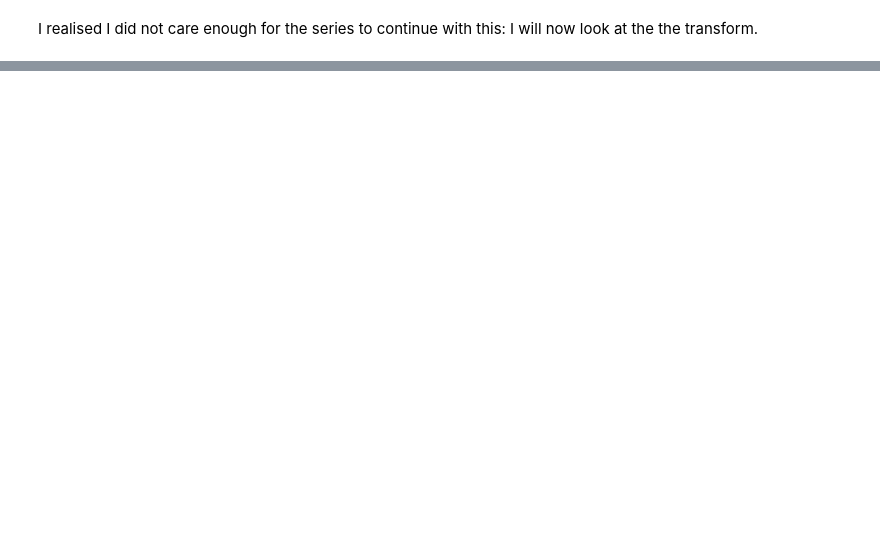
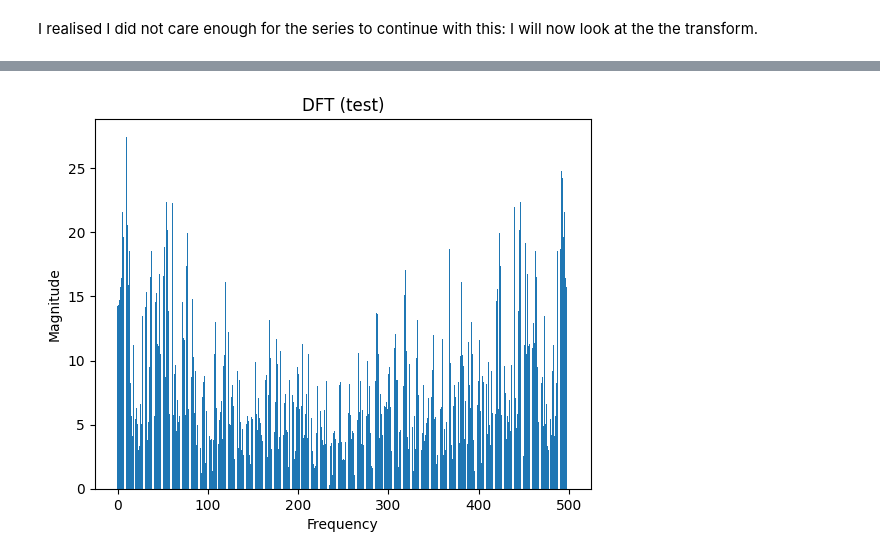
Before and after one commit to r-okotie179/projectTantalus, a Jupyter notebook: fourier_transforms.ipynb, the cells around one changed output, grey strips where cells are left out. Drawn from its saved outputs; the diff is of its cells as text; code cells hidden in the pictures; blank space fills up the shorter version.

```diff
--- a/fourier_transforms.ipynb
+++ b/fourier_transforms.ipynb
@@ -22,3 +32,31 @@ I realised I did not care enough for the series to continue with this: I will no
+# %%
+### test
+def sum(x_array, k):
+  X_k = 0
+  N = len(x_array)
+  for n in range(N):
+    X_k += x_array[n] * np.exp(-2j*np.pi*(k/N)*n)
+  return X_k
+
+def dft(x):
+  k = len(x)
+  freq_list = []
+  for k in range(len(x)):
+    freq = sum(x,k)
+    freq_list.append(freq)
+  return freq_list
+
+f_list = dft(f)
+#print(f_list)
+
+plt.bar(range(len(f)), np.abs(freq_list))
+plt.xlabel("Frequency")
+plt.ylabel("Magnitude")
+plt.title("DFT (test)")
+
+plt.show()
+# %% [output]
+[figure, added]
 # %%
 # superposition of random walk, sin(ax), and sin(bx) where both are controlled by sliders
 
```
Also changed, not shown: parts of 3 cells of this notebook.
